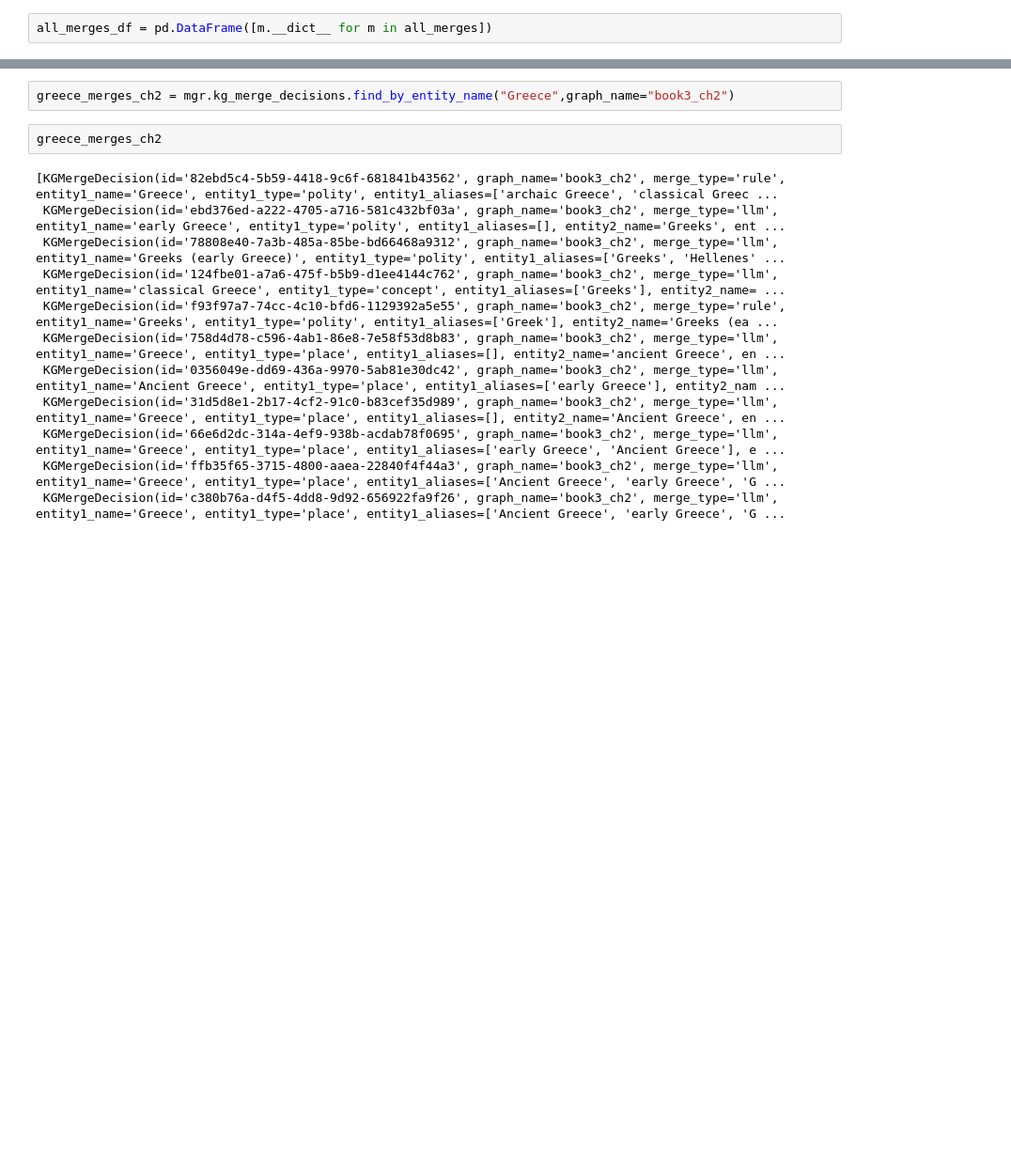
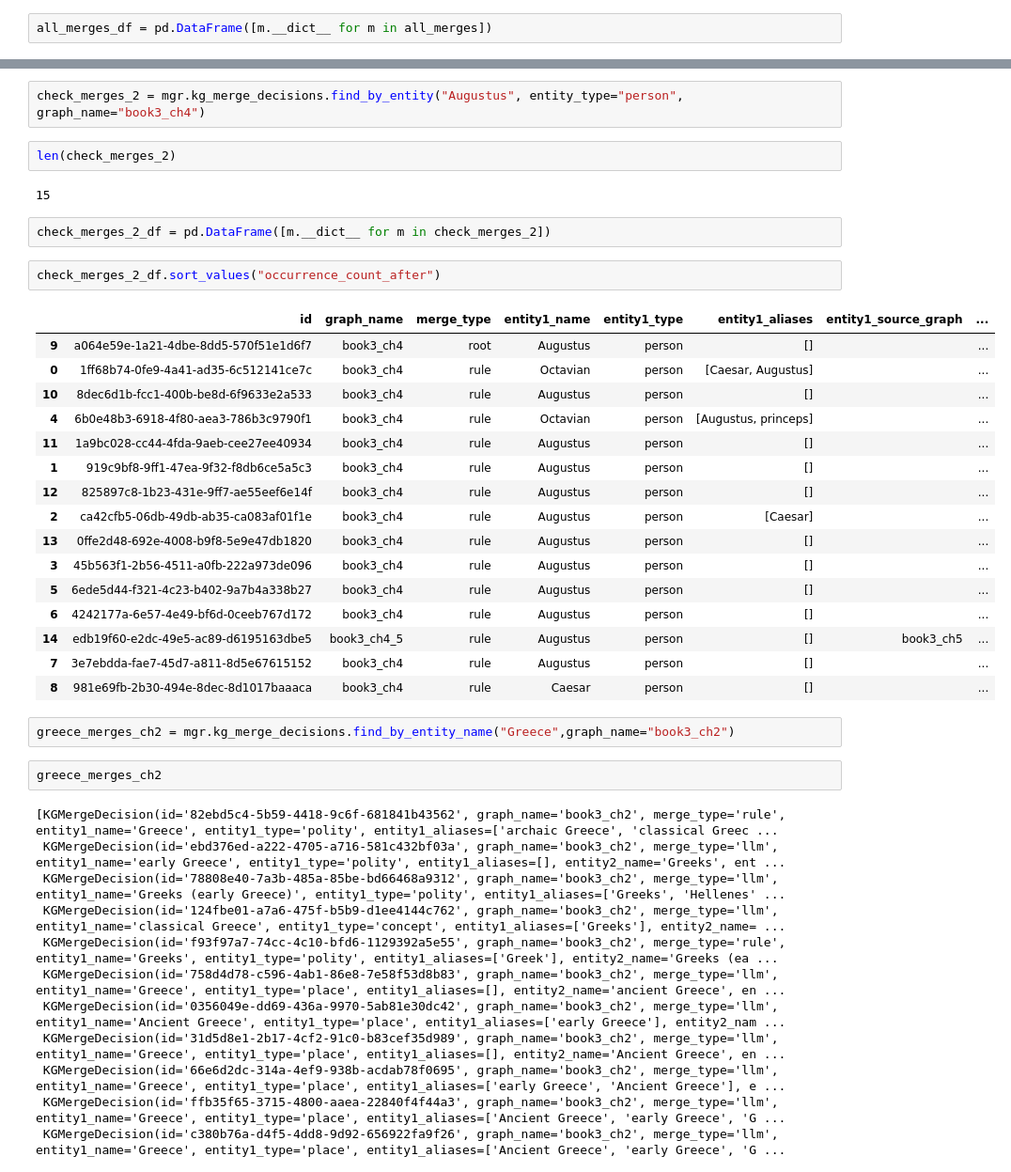
Before and after one commit to chrisburke716/historyBookLLM, a Jupyter notebook: notebooks/verify_kg_repo.ipynb, the cells around one changed output, grey strips where cells are left out. Shown at 94% size. Drawn from its saved outputs; the diff is of its cells as text; blank space fills up the shorter version.

```diff
--- a/notebooks/verify_kg_repo.ipynb
+++ b/notebooks/verify_kg_repo.ipynb
@@ -662,3 +664,30 @@ greece_merges[2].__dict__
+# %%
+check_merges_2 = mgr.kg_merge_decisions.find_by_entity("Augustus", entity_type="person", graph_name="book3_ch4")
+# %%
+len(check_merges_2)
+# %% [output]
+15
+# %%
+check_merges_2_df = pd.DataFrame([m.__dict__ for m in check_merges_2])
+# %%
+check_merges_2_df.sort_values("occurrence_count_after")
+# %% [output]
+|  | id | graph_name | merge_type | entity1_name | entity1_type | entity1_aliases | entity1_source_graph | ... |
+| 9 | a064e59e-1a21-4dbe-8dd5-570f51e1d6f7 | book3_ch4 | root | Augustus | person | [] |  | ... |
+| 0 | 1ff68b74-0fe9-4a41-ad35-6c512141ce7c | book3_ch4 | rule | Octavian | person | [Caesar, Augustus] |  | ... |
+| 10 | 8dec6d1b-fcc1-400b-be8d-6f9633e2a533 | book3_ch4 | rule | Augustus | person | [] |  | ... |
+| 4 | 6b0e48b3-6918-4f80-aea3-786b3c9790f1 | book3_ch4 | rule | Octavian | person | [Augustus, princeps] |  | ... |
+| 11 | 1a9bc028-cc44-4fda-9aeb-cee27ee40934 | book3_ch4 | rule | Augustus | person | [] |  | ... |
+| 1 | 919c9bf8-9ff1-47ea-9f32-f8db6ce5a5c3 | book3_ch4 | rule | Augustus | person | [] |  | ... |
+| 12 | 825897c8-1b23-431e-9ff7-ae55eef6e14f | book3_ch4 | rule | Augustus | person | [] |  | ... |
+| 2 | ca42cfb5-06db-49db-ab35-ca083af01f1e | book3_ch4 | rule | Augustus | person | [Caesar] |  | ... |
+| 13 | 0ffe2d48-692e-4008-b9f8-5e9e47db1820 | book3_ch4 | rule | Augustus | person | [] |  | ... |
+| 3 | 45b563f1-2b56-4511-a0fb-222a973de096 | book3_ch4 | rule | Augustus | person | [] |  | ... |
+| 5 | 6ede5d44-f321-4c23-b402-9a7b4a338b27 | book3_ch4 | rule | Augustus | person | [] |  | ... |
+| 6 | 4242177a-6e57-4e49-bf6d-0ceeb767d172 | book3_ch4 | rule | Augustus | person | [] |  | ... |
+| 14 | edb19f60-e2dc-49e5-ac89-d6195163dbe5 | book3_ch4_5 | rule | Augustus | person | [] | book3_ch5 | ... |
+| 7 | 3e7ebdda-fae7-45d7-a811-8d5e67615152 | book3_ch4 | rule | Augustus | person | [] |  | ... |
+| 8 | 981e69fb-2b30-494e-8dec-8d1017baaaca | book3_ch4 | rule | Caesar | person | [] |  | ... |
 # %%
 greece_merges_ch2 = mgr.kg_merge_decisions.find_by_entity_name("Greece",graph_name="book3_ch2")
 # %%
```
Also changed, not shown: parts of 14 cells of this notebook, 3 other files.
